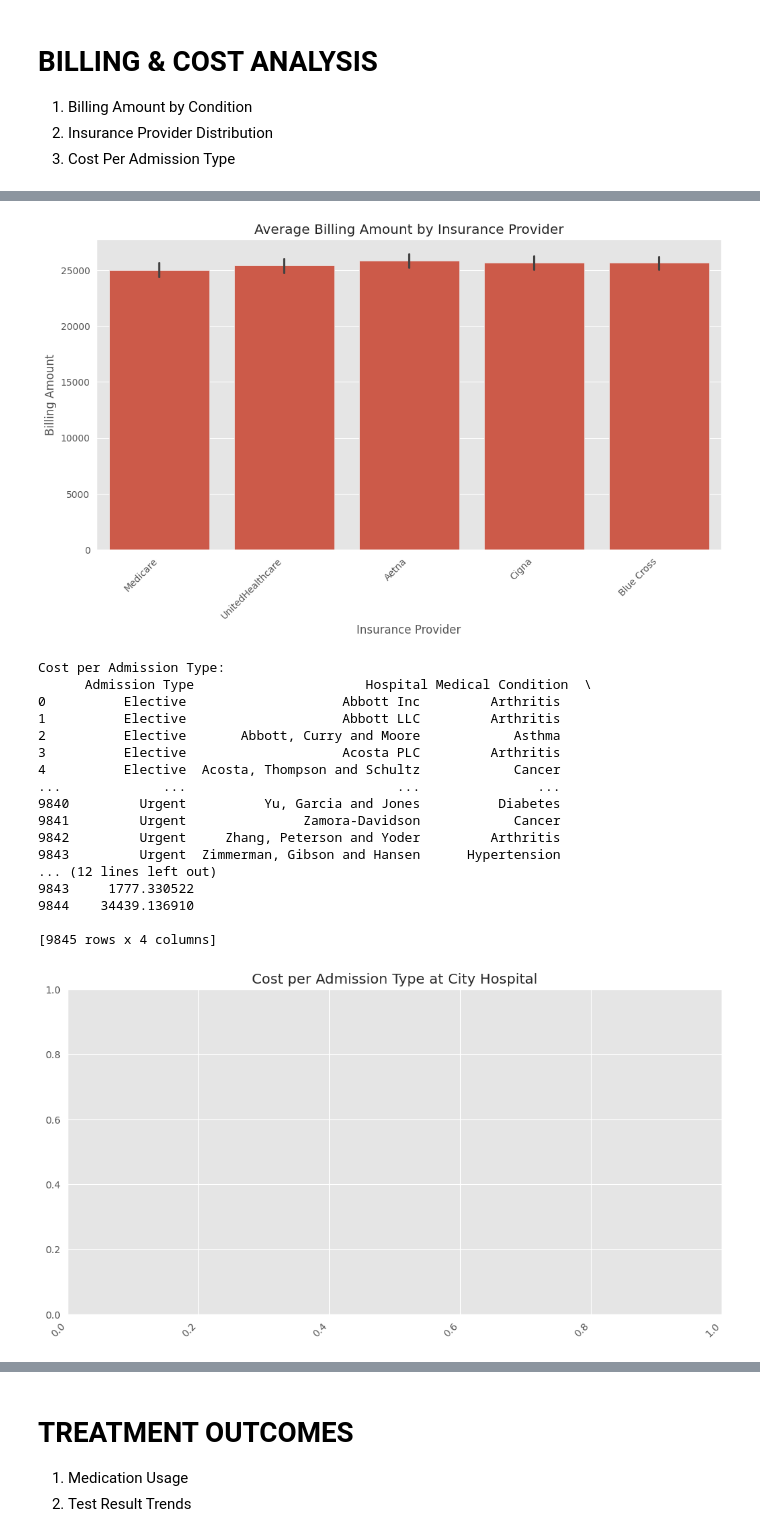
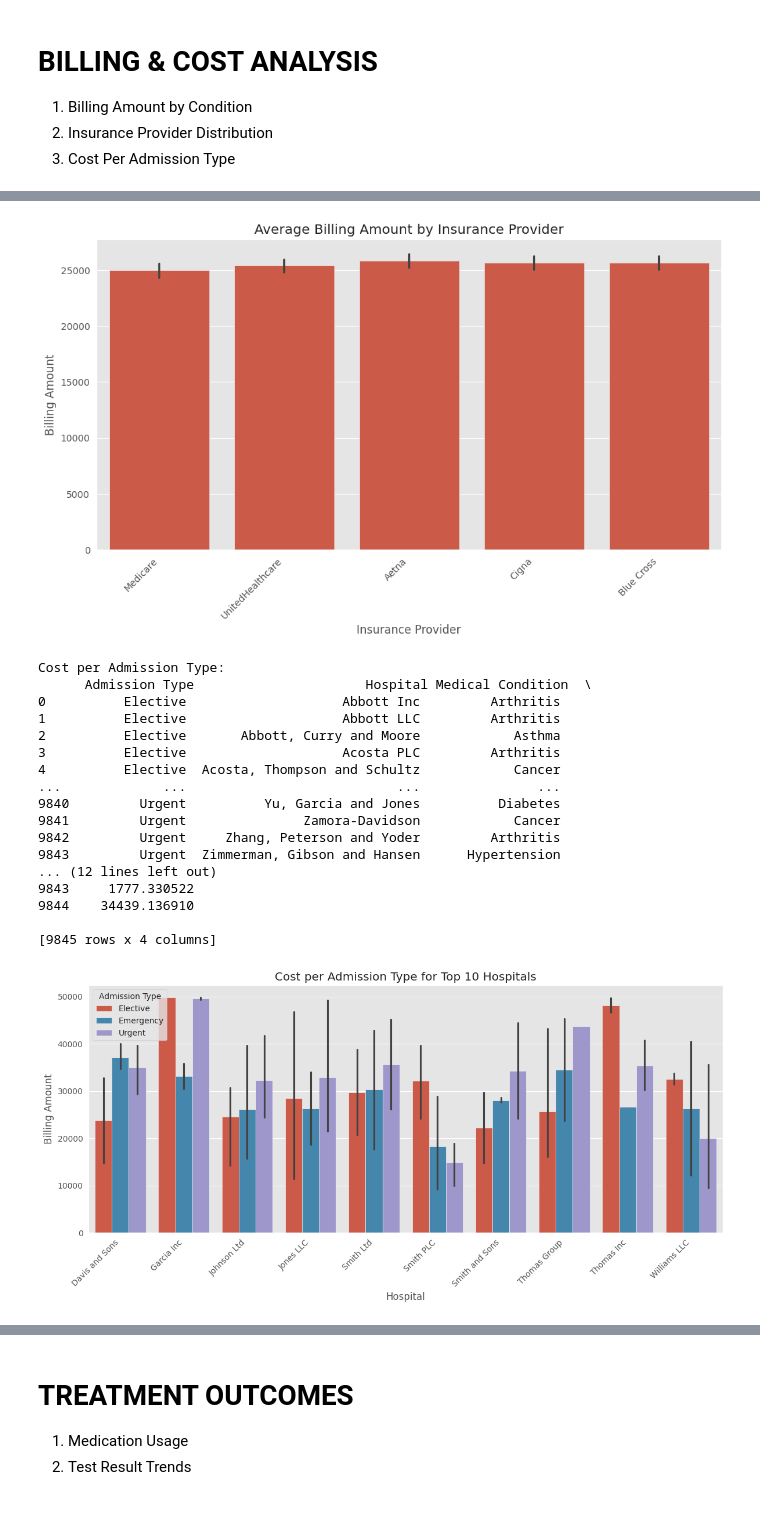
Before and after one commit to Hybeek-WUQ/Medic_Insights, a Jupyter notebook: Hospital_Admissions_and_Billing_Analysis.ipynb, the cells around one changed output, grey strips where cells are left out. Saved outputs shown, nothing was run; the diff lists cells and outputs as text; code cells hidden in the pictures; blank space fills up the shorter version.

```diff
--- a/Hospital_Admissions_and_Billing_Analysis.ipynb
+++ b/Hospital_Admissions_and_Billing_Analysis.ipynb
@@ -647,15 +814,34 @@ plt.show()
 cost_by_admission_type = df.groupby(['Admission Type', 'Hospital', 'Medical Condition'])['Billing Amount'].mean().reset_index()
 print("Cost per Admission Type:\n", cost_by_admission_type)
 
-   # Visualize the comparison (example for a specific hospital)
-hospital_name = 'City Hospital'  # Replace with the desired hospital
-filtered_data = cost_by_admission_type[cost_by_admission_type['Hospital'] == hospital_name]
+
+# Select top N hospitals based on total billing amount
+N = 10  # Number of top hospitals to select
+top_hospitals = cost_by_admission_type.groupby('Hospital')['Billing Amount'].sum().nlargest(N).index
+
+# Filter data to include only top hospitals
+filtered_data = cost_by_admission_type[cost_by_admission_type['Hospital'].isin(top_hospitals)]
+
+# Visualize the data for top hospitals
 plt.figure(figsize=(12, 6))
-sns.barplot(x='Medical Condition', y='Billing Amount', hue='Admission Type', data=filtered_data)
-plt.title(f'Cost per Admission Type at {hospital_name}')
+sns.barplot(x='Hospital', y='Billing Amount', hue='Admission Type', data=filtered_data)
+plt.title(f'Cost per Admission Type for Top {N} Hospitals')
 plt.xticks(rotation=45, ha='right')
+plt.tight_layout()
 plt.show()
 
+
+
+
+#    # Visualize the comparison (example for a specific hospital)
+# hospital_name = 'City Hospital'  # Replace with the desired hospital
+# filtered_data = cost_by_admission_type[cost_by_admission_type['Hospital'] == hospital_name]
+# plt.figure(figsize=(12, 6))
+# sns.barplot(x='Medical Condition', y='Billing Amount', hue='Admission Type', data=filtered_data)
+# plt.title(f'Cost per Admission Type at {hospital_name}')
+# plt.xticks(rotation=45, ha='right')
+# plt.show()
+
    # You can create similar visualizations for other hospitals or conditions.
 # %% [output]
 Average Billing Amount by Medical Condition:
@@ -674,31 +860,31 @@ Blue Cross          2032
 Aetna               2025
 UnitedHealthcare    1978
 Medicare            1925
 Name: count, dtype: int64
 [figure]
 Average Billing Amount by Insurance Provider:
    Insurance Provider  Billing Amount
 0              Aetna    25837.923338
 1         Blue Cross    25652.489617
 2              Cigna    25656.946859
 3           Medicare    25002.480429
 4   UnitedHealthcare    25404.685388
 [figure]
 Cost per Admission Type:
       Admission Type                      Hospital Medical Condition  \
 0          Elective                    Abbott Inc         Arthritis
 1          Elective                    Abbott LLC         Arthritis
 2          Elective       Abbott, Curry and Moore            Asthma
 3          Elective                    Acosta PLC         Arthritis
 4          Elective  Acosta, Thompson and Schultz            Cancer
 ...             ...                           ...               ...
 9840         Urgent          Yu, Garcia and Jones          Diabetes
 9841         Urgent               Zamora-Davidson            Cancer
 9842         Urgent     Zhang, Peterson and Yoder         Arthritis
 9843         Urgent  Zimmerman, Gibson and Hansen      Hypertension
 ... (12 lines left out)
 9843     1777.330522
 9844    34439.136910
 
 [9845 rows x 4 columns]
-[figure, old version]
+[figure, new version]
```
Also changed, not shown: parts of 23 cells of this notebook.
